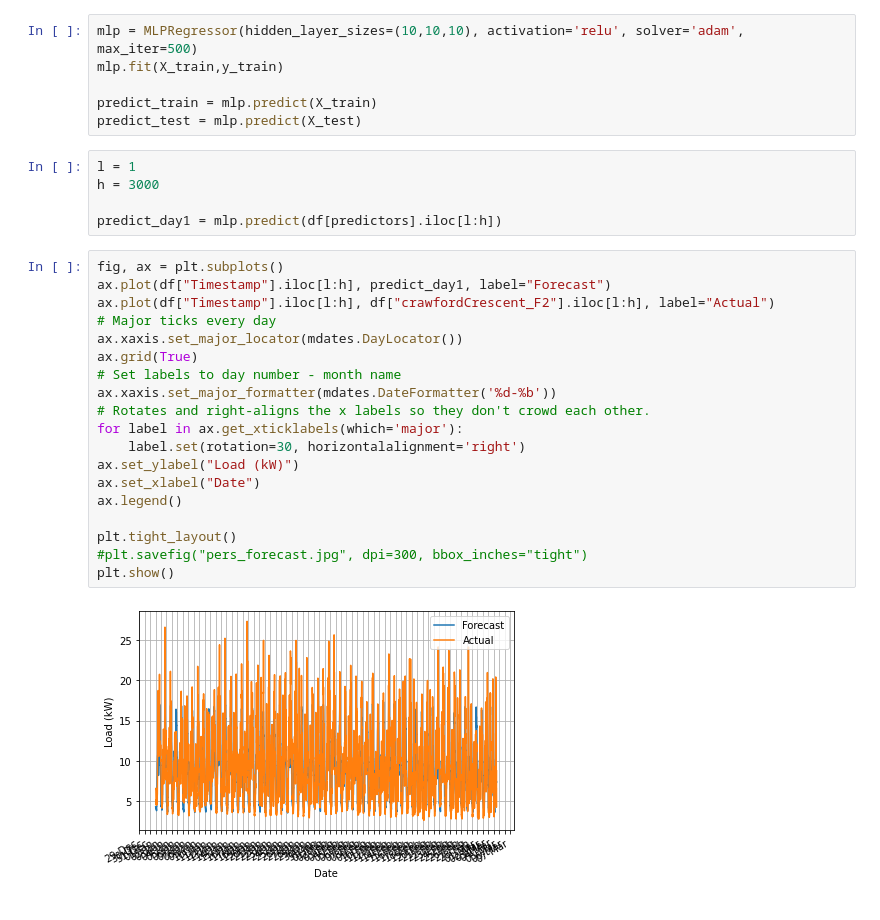
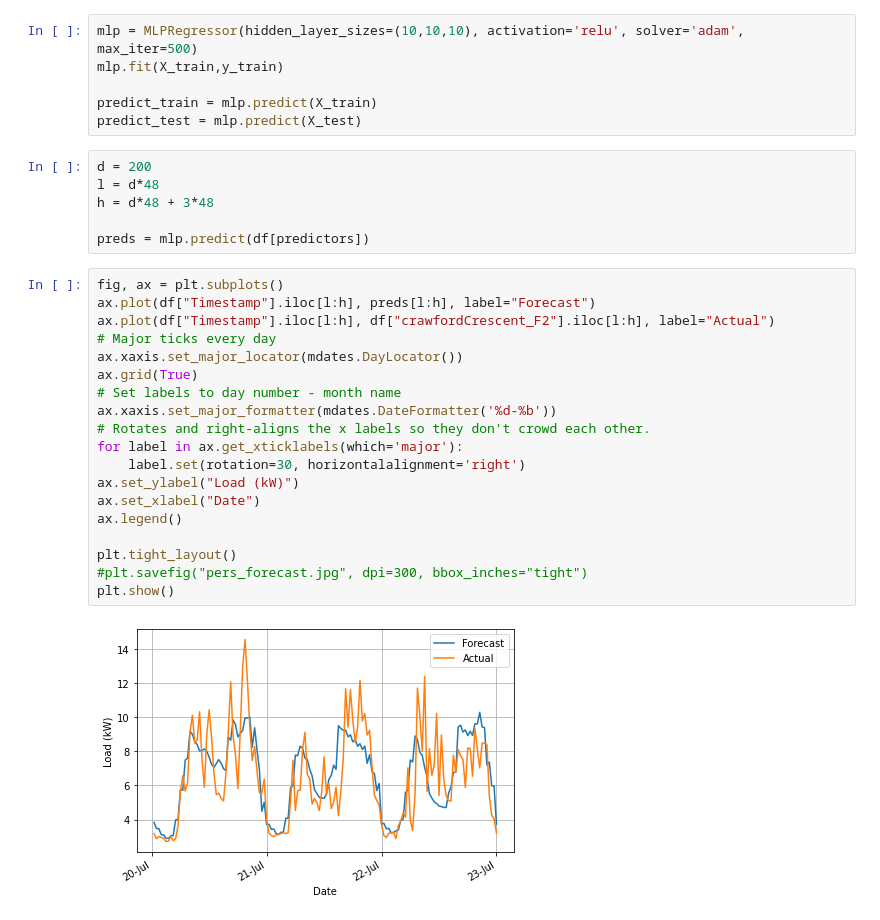
Before and after one commit to stait20/Code, a Jupyter notebook: scikit/NeuralNet.ipynb, the cells around one changed output. Cells and saved outputs as stored; diff of their text form.

```diff
--- a/scikit/NeuralNet.ipynb
+++ b/scikit/NeuralNet.ipynb
@@ -52,30 +53,31 @@ mlp.fit(X_train,y_train)
 
 predict_train = mlp.predict(X_train)
 predict_test = mlp.predict(X_test)
-# %%
-l = 1
-h = 3000
-
-predict_day1 = mlp.predict(df[predictors].iloc[l:h])
+# %%
+d = 200
+l = d*48
+h = d*48 + 3*48
+
+preds = mlp.predict(df[predictors])
 # %%
 fig, ax = plt.subplots()
-ax.plot(df["Timestamp"].iloc[l:h], predict_day1, label="Forecast")
+ax.plot(df["Timestamp"].iloc[l:h], preds[l:h], label="Forecast")
 ax.plot(df["Timestamp"].iloc[l:h], df["crawfordCrescent_F2"].iloc[l:h], label="Actual")
 # Major ticks every day
 ax.xaxis.set_major_locator(mdates.DayLocator())
 ax.grid(True)
 # Set labels to day number - month name
 ax.xaxis.set_major_formatter(mdates.DateFormatter('%d-%b'))
 # Rotates and right-aligns the x labels so they don't crowd each other.
 for label in ax.get_xticklabels(which='major'):
     label.set(rotation=30, horizontalalignment='right')
 ax.set_ylabel("Load (kW)")
 ax.set_xlabel("Date")
 ax.legend()
 
 plt.tight_layout()
 #plt.savefig("pers_forecast.jpg", dpi=300, bbox_inches="tight")
 plt.show()
 # %% [output]
-[figure, old version]
+[figure, new version]
 # %%
```
Also changed, not shown: parts of 4 cells of this notebook, 1 other file.
